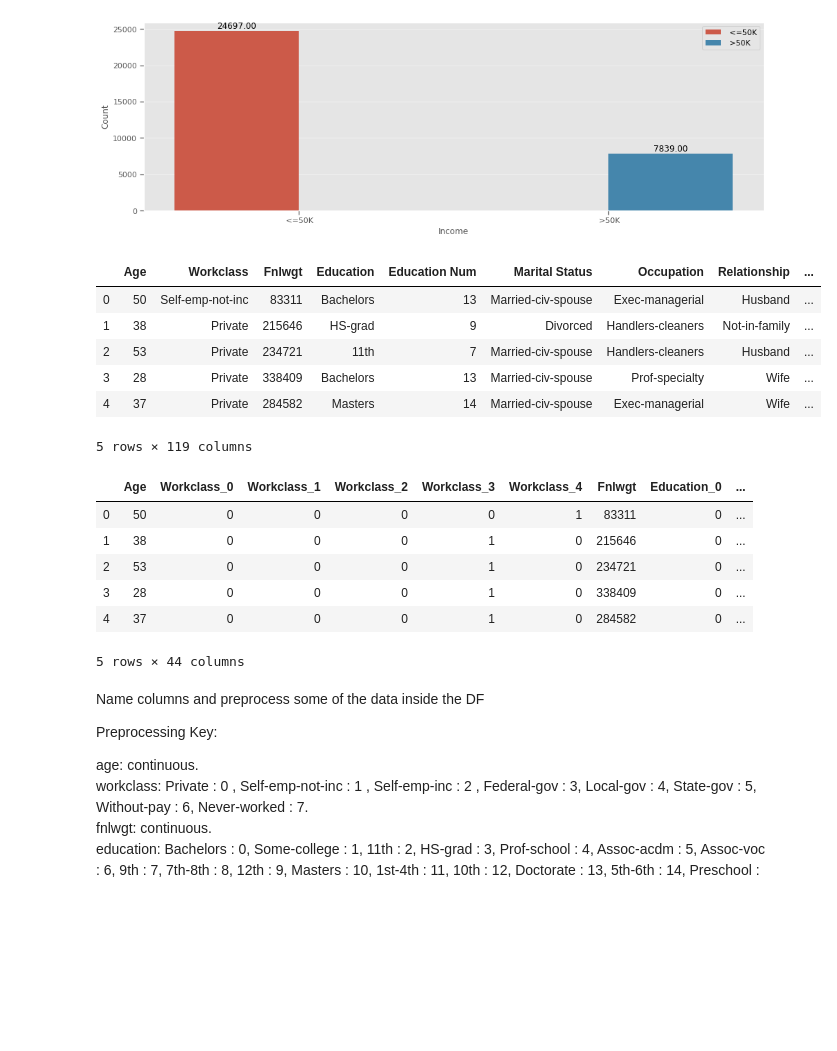
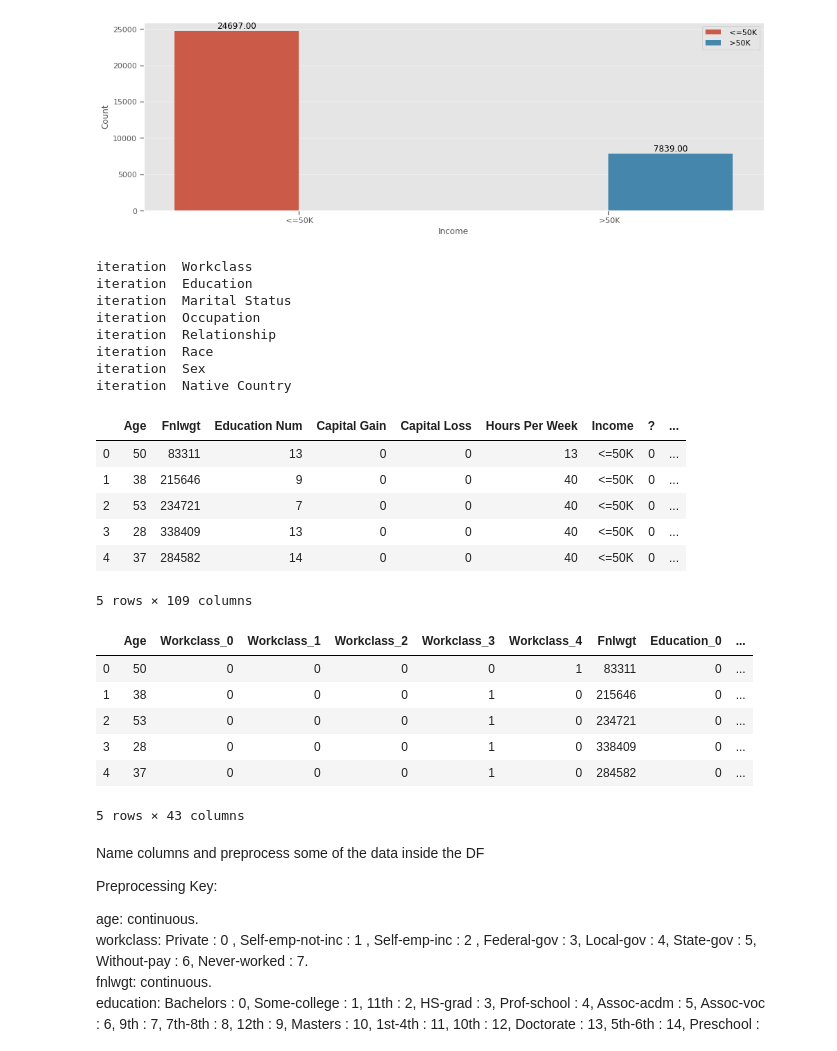
Before and after one commit to rkrishn7/CSE146_Final, a Jupyter notebook: Project.ipynb, the cells around one changed output. Saved outputs shown, nothing was run; the diff lists cells and outputs as text; code cells hidden in the pictures; blank space fills up the shorter version.

```diff
--- a/Project.ipynb
+++ b/Project.ipynb
@@ -200,24 +200,33 @@ for col in catcols:
 # %%
 #one hot encoding ->ideal for logisitc regression model
 df_OHE = df
-for cols in catcols:
+for cols in catcols[:-1]:
+    print("iteration ", cols)
     dummy = pd.get_dummies(df_OHE[cols]) #get ones for each feature
-    df_OHE = df_OHE.merge(dummy, left_index=True, right_index=True) #merge to df_OHE
-    df_OHE.drop(columns = [cols], axis = 1)  #drop original column to prevent repeat data
+    df_OHE = pd.concat([df_OHE, pd.get_dummies(df_OHE[cols])], axis = 1)
+    df_OHE.drop([cols], axis = 1, inplace = True)
 df_OHE.head()
 # %% [output]
+iteration  Workclass
+iteration  Education
+iteration  Marital Status
+iteration  Occupation
+iteration  Relationship
+iteration  Race
+iteration  Sex
+iteration  Native Country
-|  | Age | Workclass | Fnlwgt | Education | Education Num | Marital Status | Occupation | Relationship | ... |
-| 0 | 50 | Self-emp-not-inc | 83311 | Bachelors | 13 | Married-civ-spouse | Exec-managerial | Husband | ... |
-| 1 | 38 | Private | 215646 | HS-grad | 9 | Divorced | Handlers-cleaners | Not-in-family | ... |
-| 2 | 53 | Private | 234721 | 11th | 7 | Married-civ-spouse | Handlers-cleaners | Husband | ... |
-| 3 | 28 | Private | 338409 | Bachelors | 13 | Married-civ-spouse | Prof-specialty | Wife | ... |
-| 4 | 37 | Private | 284582 | Masters | 14 | Married-civ-spouse | Exec-managerial | Wife | ... |
+|  | Age | Fnlwgt | Education Num | Capital Gain | Capital Loss | Hours Per Week | Income | ? | ... |
+| 0 | 50 | 83311 | 13 | 0 | 0 | 13 | <=50K | 0 | ... |
+| 1 | 38 | 215646 | 9 | 0 | 0 | 40 | <=50K | 0 | ... |
+| 2 | 53 | 234721 | 7 | 0 | 0 | 40 | <=50K | 0 | ... |
+| 3 | 28 | 338409 | 13 | 0 | 0 | 40 | <=50K | 0 | ... |
+| 4 | 37 | 284582 | 14 | 0 | 0 | 40 | <=50K | 0 | ... |
-5 rows × 119 columns
+5 rows × 109 columns
 # %%
 #binary encoding -- >ideal for decision tree and naive bayes
 import category_encoders as ce
 df_BE = df
-for col in catcols:
+for col in catcols[:-1]:
     encoder = ce.BinaryEncoder(cols=[col]) #get ones for each feature
     df_BE = encoder.fit_transform(df_BE) #merge to dataset
 df_BE.shape
@@ -229,7 +238,7 @@ df_BE.head()
 | 2 | 53 | 0 | 0 | 0 | 1 | 0 | 234721 | 0 | ... |
 | 3 | 28 | 0 | 0 | 0 | 1 | 0 | 338409 | 0 | ... |
 | 4 | 37 | 0 | 0 | 0 | 1 | 0 | 284582 | 0 | ... |
-5 rows × 44 columns
+5 rows × 43 columns
 # %% [markdown]
 Name columns and preprocess some of the data inside the DF
 
```
